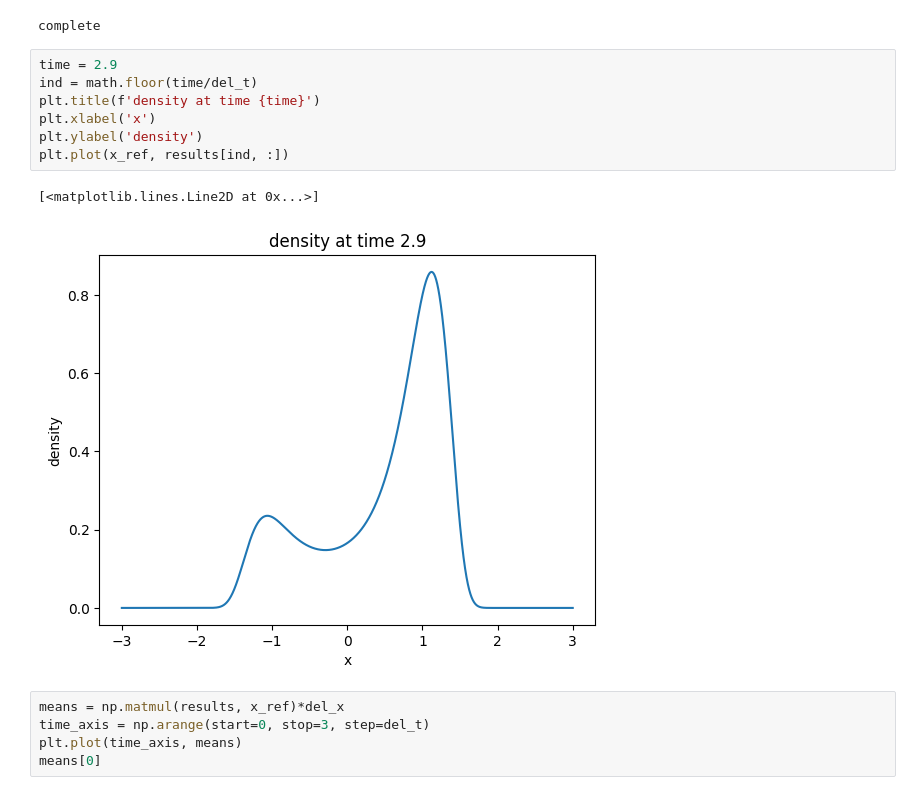
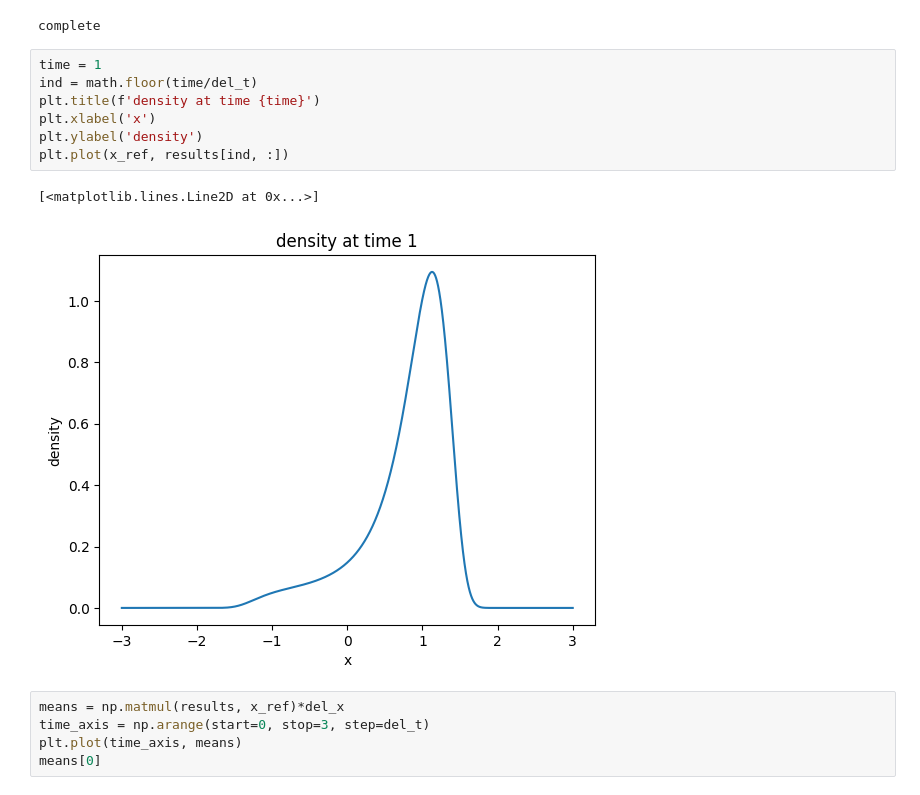
Before and after one commit to tcooley01/AERO729, a Jupyter notebook: HW3Files/hw3plots.ipynb, the cells around one changed output. Drawn from its saved outputs; the diff is of its cells as text.

```diff
--- a/HW3Files/hw3plots.ipynb
+++ b/HW3Files/hw3plots.ipynb
@@ -231,15 +229,15 @@ print('complete')
 # %% [output]
 complete
 # %%
-time = 2.9
+time = 1
 ind = math.floor(time/del_t)
 plt.title(f'density at time {time}')
 plt.xlabel('x')
 plt.ylabel('density')
 plt.plot(x_ref, results[ind, :])
 # %% [output]
 [<matplotlib.lines.Line2D at 0x...>]
-[figure, old version]
+[figure, new version]
 # %%
 means = np.matmul(results, x_ref)*del_x
 time_axis = np.arange(start=0, stop=3, step=del_t)
```
Also changed, not shown: parts of 6 cells of this notebook.
